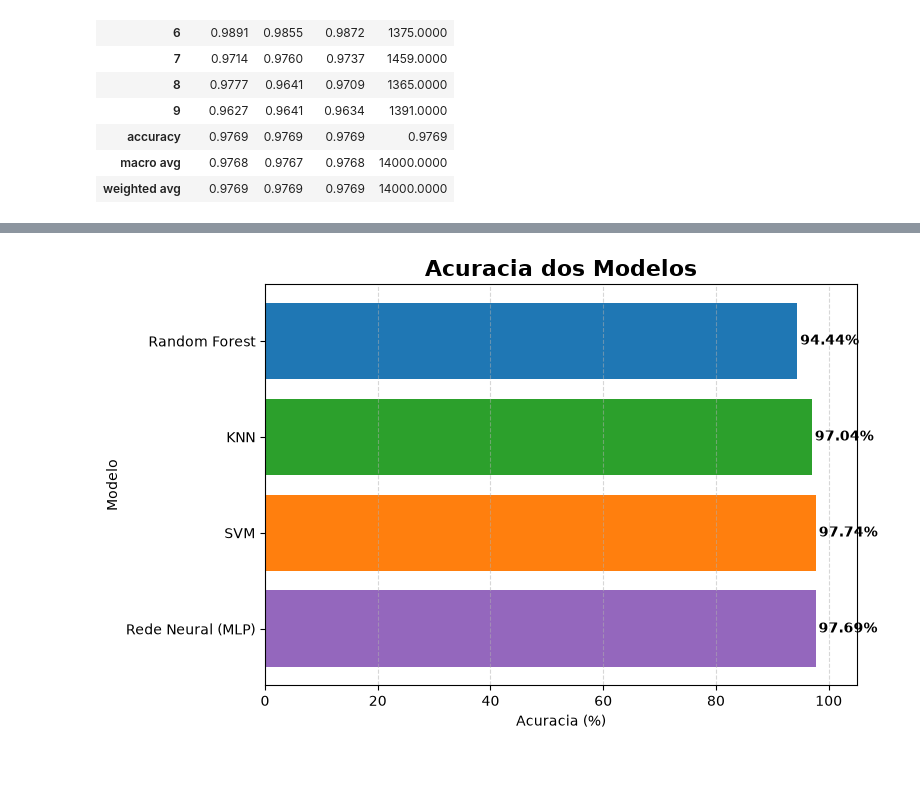
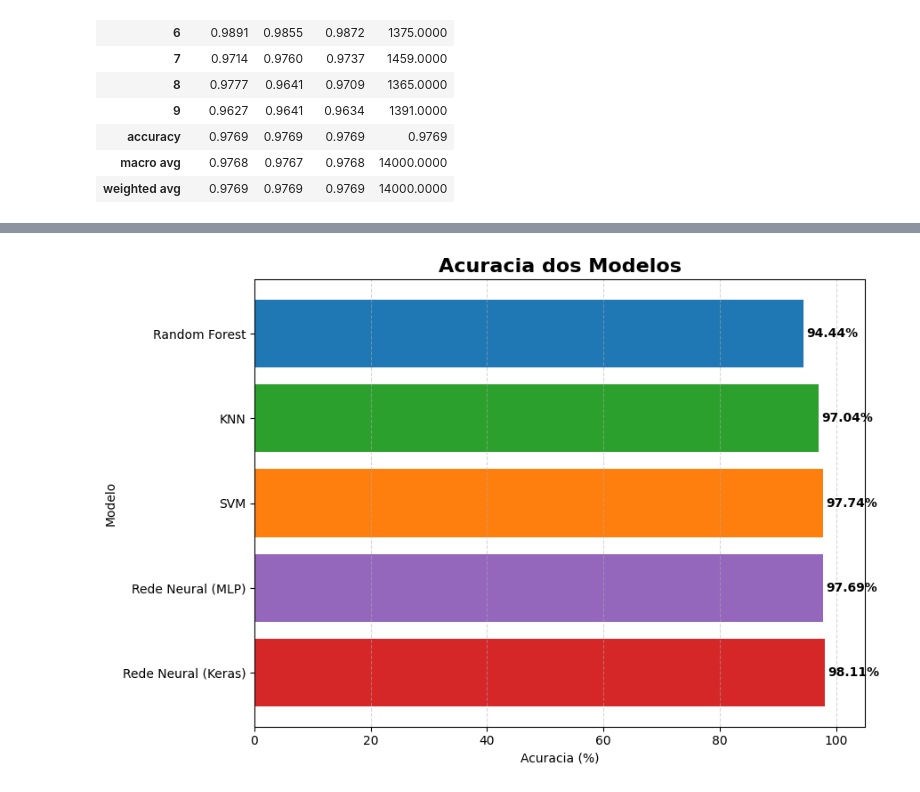
Before and after one commit to Carlos779-cloud/Modulo-02-MniProjeto, a Jupyter notebook: main.ipynb, the cells around one changed output, grey strips where cells are left out. Drawn from its saved outputs; the diff is of its cells as text; code cells hidden in the pictures.

```diff
--- a/main.ipynb
+++ b/main.ipynb
@@ -57,6 +88,7 @@ import pandas as pd
 import numpy as np
 import matplotlib.pyplot as plt
 import seaborn as sns
+import cv2
 import time
 from pathlib import Path
 from sklearn.datasets import fetch_openml
@@ -68,8 +100,11 @@ from sklearn.svm import SVC
 from sklearn.neural_network import MLPClassifier
 from matplotlib.colors import BoundaryNorm, ListedColormap
 from matplotlib.patches import Patch
+import tensorflow as tf
+from tensorflow import keras
 
-pasta_graficos = Path(r'c:\Users\Carlos\Modulo-02-MniProjeto\outputs\graficos')
+
+pasta_graficos = Path('outputs') / 'graficos'
 pasta_graficos.mkdir(parents=True, exist_ok=True)
 
 mnist = fetch_openml(
@@ -244,18 +310,21 @@ modelo_svm = SVC(
     C=1.0,
     kernel='rbf',
     gamma='scale',
+    # probability=True executa uma calibração interna cara. Use-a só no resultado final.
+    probability=(AMBIENTE == "colab"),
+    cache_size=2048,
     random_state=42
 )
 
 tempo_inicio_svm = time.perf_counter()
-modelo_svm.fit(X_train, y_train)
+modelo_svm.fit(X_train_svm, y_train_svm)
 tempo_treinamento_svm = time.perf_counter() - tempo_inicio_svm
 
 predicoes_svm = modelo_svm.predict(X_test)
 
 report_dict_svm = classification_report(y_test, predicoes_svm, output_dict=True)
-
 df_metrics_svm = pd.DataFrame(report_dict_svm).transpose()
 
+print(f"Perfil usado no SVM: {AMBIENTE}")
 df_metrics_svm.round(4)
 # %% [output]
@@ -315,9 +458,11 @@ Fase 4: AVALIAÇÃO DOS MODELOS
 # %%
-modelos_nomes = ['Random Forest', 'KNN', 'SVM', 'Rede Neural (MLP)']
-predicoes = [predicoes_rf, predicoes_knn, predicoes_svm, predicoes_mlp]
+modelos_nomes = ['Random Forest', 'KNN', 'SVM', 'Rede Neural (MLP)', 'Rede Neural (Keras)']
+predicoes = [predicoes_rf, predicoes_knn, predicoes_svm, predicoes_mlp, predicoes_keras]
 
-fig, eixos = plt.subplots(2, 2, figsize=(12, 10))
-for eixo, nome, pred in zip(eixos.ravel(), modelos_nomes, predicoes):
+fig, eixos = plt.subplots(3, 2, figsize=(12, 14))
+eixos_flat = eixos.ravel()
+
+for eixo, nome, pred in zip(eixos_flat, modelos_nomes, predicoes):
     cm = confusion_matrix(y_test, pred)
     sns.heatmap(cm, annot=True, fmt='d', cmap='Blues', cbar=False,
                 xticklabels=list(range(10)), yticklabels=list(range(10)), ax=eixo)
@@ -325,8 +470,11 @@ for eixo, nome, pred in zip(eixos.ravel(), modelos_nomes, predicoes):
     eixo.set_xlabel('Predito')
     eixo.set_ylabel('Real')
 
+for eixo in eixos_flat[len(modelos_nomes):]:
+    eixo.axis('off')
+
 fig.suptitle('Matrizes de Confusao dos Modelos', fontsize=16, fontweight='bold')
-fig.tight_layout()
+fig.tight_layout(rect=[0, 0.02, 1, 0.96])
 fig.savefig(pasta_graficos / '3 = matrizes_confusao_modelos.png', dpi=300, bbox_inches='tight')
 plt.show()
 # %% [output]
@@ -334,8 +482,9 @@ plt.show()
 # %%
 resultados_tp_fp_fn_tn = []
-fig, eixos = plt.subplots(2, 2, figsize=(12, 9))
+fig, eixos = plt.subplots(3, 2, figsize=(12, 12))
+eixos_flat = eixos.ravel()
 
-for eixo, nome, pred in zip(eixos.ravel(), modelos_nomes, predicoes):
+for eixo, nome, pred in zip(eixos_flat, modelos_nomes, predicoes):
     matriz = confusion_matrix(y_test, pred)
     verdadeiros_positivos = falsos_positivos = falsos_negativos = verdadeiros_negativos = 0
     for indice_classe in range(len(classes)):
@@ -364,6 +513,9 @@ for eixo, nome, pred in zip(eixos.ravel(), modelos_nomes, predicoes):
         'Falsos negativos (FN)': falsos_negativos,
         'Verdadeiros negativos (VN)': verdadeiros_negativos})
 
+for eixo in eixos_flat[len(modelos_nomes):]:
+    eixo.axis('off')
+
 fig.suptitle('VP, FP, FN e VN agregados por modelo', fontsize=16, fontweight='bold')
 fig.legend(handles=[Patch(facecolor='#b7e4c7', label='Acertos: VP e VN'),
                     Patch(facecolor='#f4a6a6', label='Erros: FP e FN')],
@@ -383,20 +536,21 @@ display(df_tp_fp_fn_tn)
 # %%
+modelos_nomes = ['Random Forest', 'KNN', 'SVM', 'Rede Neural (MLP)', 'Rede Neural (Keras)']
 acuracias = [np.mean(y_test == pred) * 100 for pred in predicoes]
-fig, eixo = plt.subplots(figsize=(8, 5))
+fig, eixo = plt.subplots(figsize=(9, 6))
 barras = eixo.barh(modelos_nomes, acuracias,
-                   color=['#1f77b4', '#2ca02c', '#ff7f0e', '#9467bd'])
+                   color=['#1f77b4', '#2ca02c', '#ff7f0e', '#9467bd', '#d62728'])
 eixo.set_title('Acuracia dos Modelos', fontsize=16, fontweight='bold')
 eixo.set_xlabel('Acuracia (%)')
 eixo.set_ylabel('Modelo')
 eixo.set_xlim(0, 105)
 eixo.grid(axis='x', linestyle='--', alpha=0.5)
 eixo.invert_yaxis()
 for barra, acuracia in zip(barras, acuracias):
     eixo.text(acuracia + 0.5, barra.get_y() + barra.get_height() / 2,
               f'{acuracia:.2f}%', va='center', fontweight='bold')
 fig.tight_layout()
 fig.savefig(pasta_graficos / '5 = acuracia_modelos.png', dpi=300, bbox_inches='tight')
 plt.show()
 # %% [output]
-[figure, old version]
+[figure, new version]
 # %%
```
Also changed, not shown: parts of 35 cells of this notebook, 18 other files.
